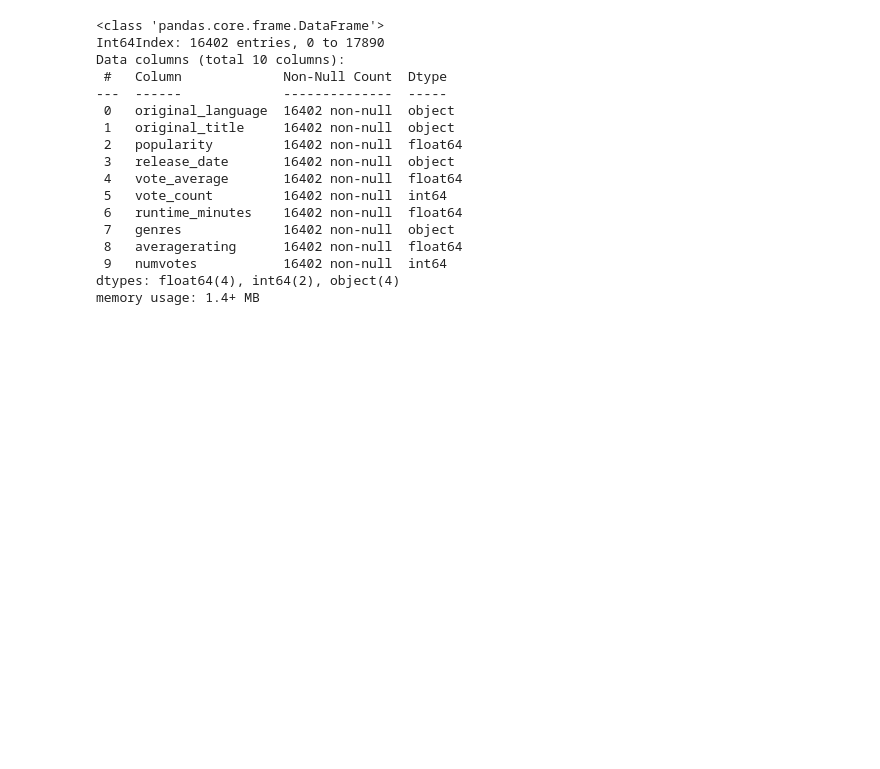
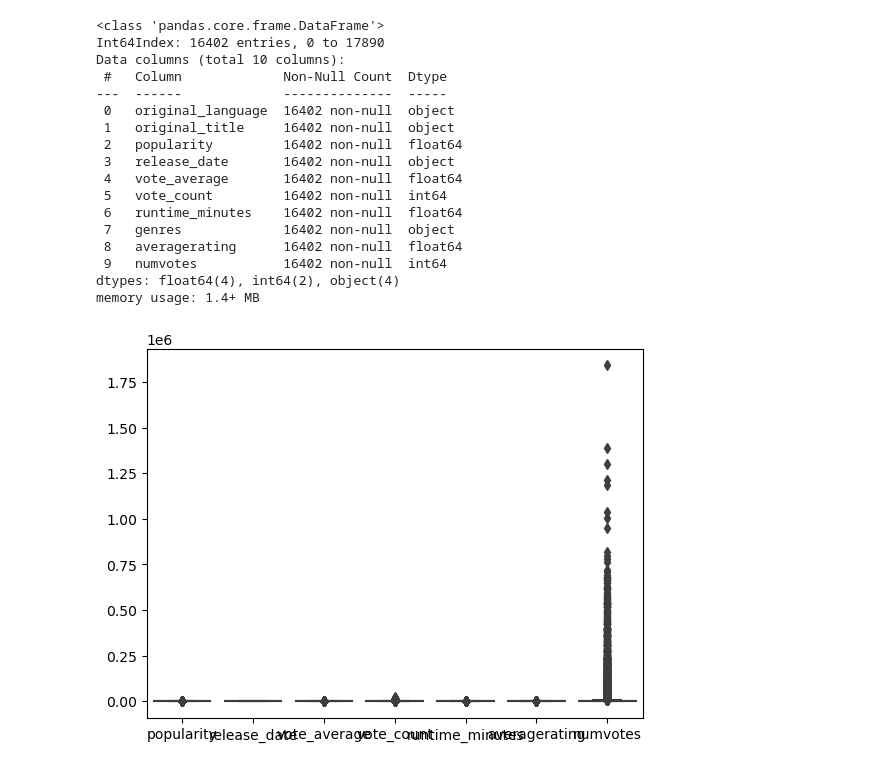
Before and after one commit to MuiruriVivian/PHASE-2-GROUP-7-PROJECT, a Jupyter notebook: Dominic.ipynb, the cells around one changed output. Saved outputs shown, nothing was run; the diff lists cells and outputs as text; code cells hidden in the pictures; blank space fills up the shorter version.

```diff
--- a/Dominic.ipynb
+++ b/Dominic.ipynb
@@ -369,0 +414,8 @@ merged_data.to_csv('cleaned_merged_data.csv', index=False)  # Saves without row
+# %%
+merged_data['release_date'] = pd.to_datetime(merged_data['release_date'])
+# %%
+merged_data["release_date"] = merged_data["release_date"].dt.month
+# %%
+sns.boxplot(data=merged_data);
+# %% [output]
+[figure, added]
```
Also changed, not shown: parts of 20 cells of this notebook.
